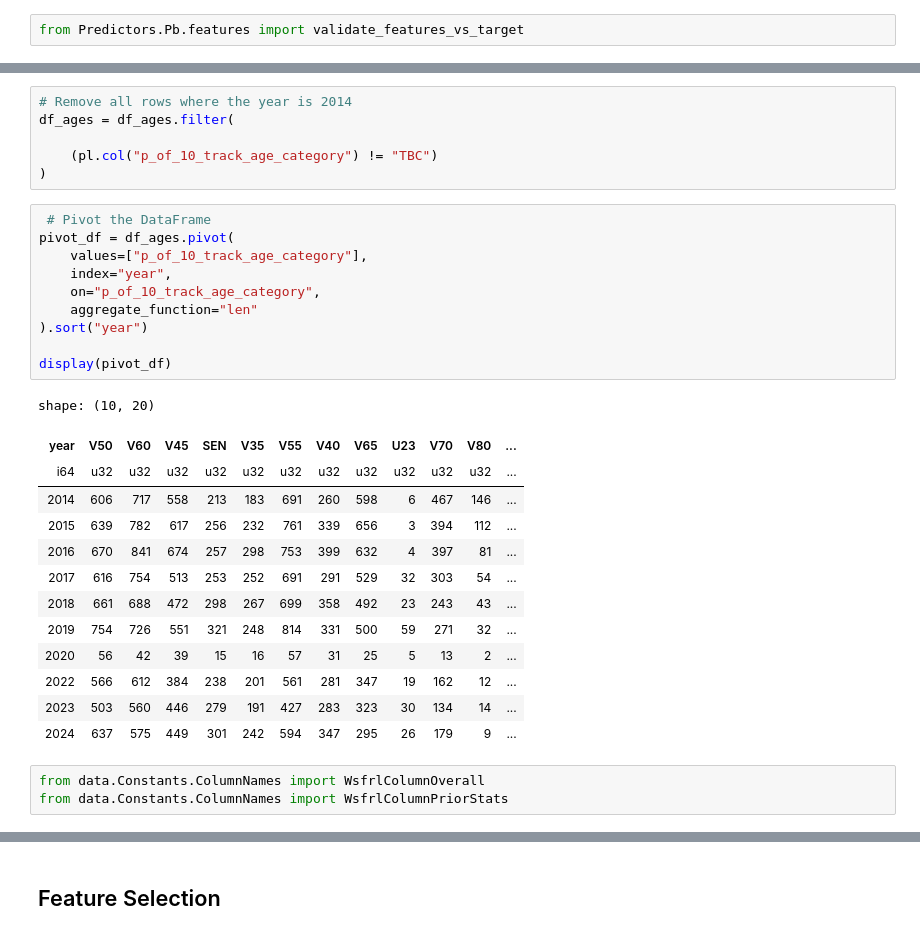
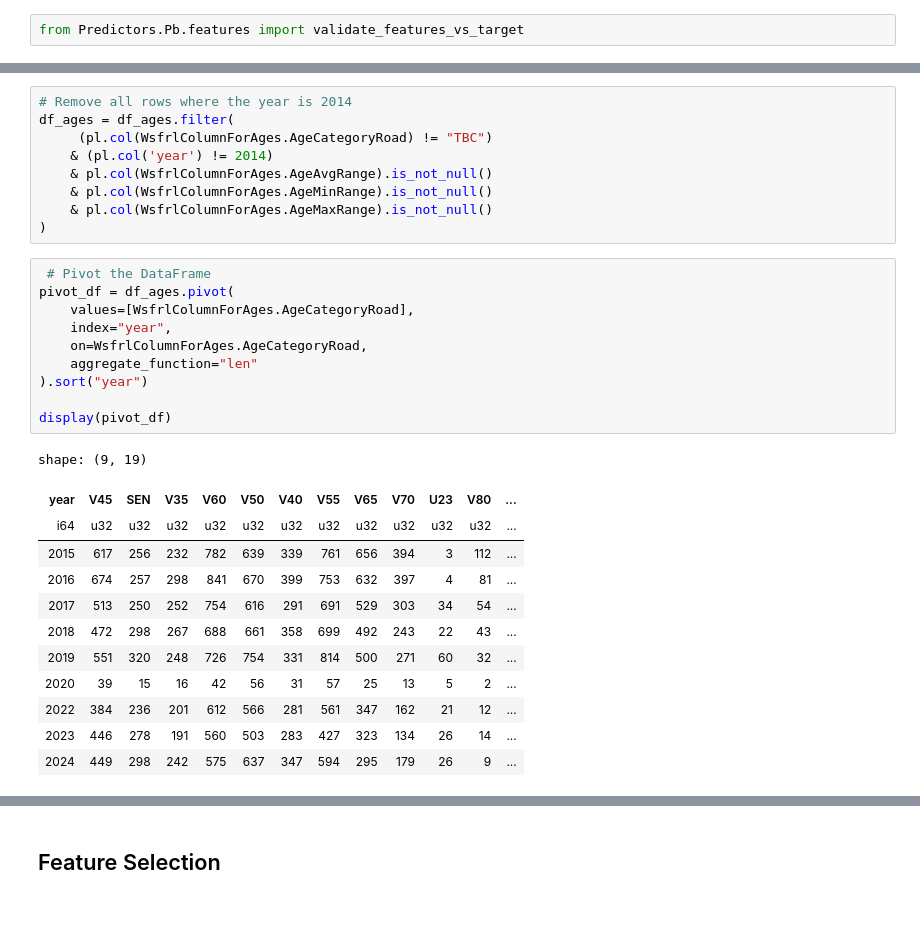
Before and after one commit to CoderGregH/wsfrl, a Jupyter notebook: Predictors/Age/HowOldAreThey.ipynb, the cells around one changed output, grey strips where cells are left out. Cells and saved outputs as stored; diff of their text form.

```diff
--- a/Predictors/Age/HowOldAreThey.ipynb
+++ b/Predictors/Age/HowOldAreThey.ipynb
@@ -27,36 +38,35 @@ shape: (55_523, 65)
 # %%
 # Remove all rows where the year is 2014
 df_ages = df_ages.filter(
-
-    (pl.col("p_of_10_track_age_category") != "TBC")
+     (pl.col(WsfrlColumnForAges.AgeCategoryRoad) != "TBC")
+    & (pl.col('year') != 2014)
+    & pl.col(WsfrlColumnForAges.AgeAvgRange).is_not_null()
+    & pl.col(WsfrlColumnForAges.AgeMinRange).is_not_null()
+    & pl.col(WsfrlColumnForAges.AgeMaxRange).is_not_null()
 )
 # %%
  # Pivot the DataFrame
 pivot_df = df_ages.pivot(
-    values=["p_of_10_track_age_category"],
+    values=[WsfrlColumnForAges.AgeCategoryRoad],
     index="year",
-    on="p_of_10_track_age_category",
+    on=WsfrlColumnForAges.AgeCategoryRoad,
     aggregate_function="len"
 ).sort("year")
 
 display(pivot_df)
 # %% [output]
-shape: (10, 20)
+shape: (9, 19)
-| year | V50 | V60 | V45 | SEN | V35 | V55 | V40 | V65 | U23 | V70 | V80 | ... |
+| year | V45 | SEN | V35 | V60 | V50 | V40 | V55 | V65 | V70 | U23 | V80 | ... |
 | i64 | u32 | u32 | u32 | u32 | u32 | u32 | u32 | u32 | u32 | u32 | u32 | ... |
-| 2014 | 606 | 717 | 558 | 213 | 183 | 691 | 260 | 598 | 6 | 467 | 146 | ... |
-| 2015 | 639 | 782 | 617 | 256 | 232 | 761 | 339 | 656 | 3 | 394 | 112 | ... |
-| 2016 | 670 | 841 | 674 | 257 | 298 | 753 | 399 | 632 | 4 | 397 | 81 | ... |
-| 2017 | 616 | 754 | 513 | 253 | 252 | 691 | 291 | 529 | 32 | 303 | 54 | ... |
-| 2018 | 661 | 688 | 472 | 298 | 267 | 699 | 358 | 492 | 23 | 243 | 43 | ... |
-| 2019 | 754 | 726 | 551 | 321 | 248 | 814 | 331 | 500 | 59 | 271 | 32 | ... |
-| 2020 | 56 | 42 | 39 | 15 | 16 | 57 | 31 | 25 | 5 | 13 | 2 | ... |
-| 2022 | 566 | 612 | 384 | 238 | 201 | 561 | 281 | 347 | 19 | 162 | 12 | ... |
-| 2023 | 503 | 560 | 446 | 279 | 191 | 427 | 283 | 323 | 30 | 134 | 14 | ... |
-| 2024 | 637 | 575 | 449 | 301 | 242 | 594 | 347 | 295 | 26 | 179 | 9 | ... |
+| 2015 | 617 | 256 | 232 | 782 | 639 | 339 | 761 | 656 | 394 | 3 | 112 | ... |
+| 2016 | 674 | 257 | 298 | 841 | 670 | 399 | 753 | 632 | 397 | 4 | 81 | ... |
+| 2017 | 513 | 250 | 252 | 754 | 616 | 291 | 691 | 529 | 303 | 34 | 54 | ... |
+| 2018 | 472 | 298 | 267 | 688 | 661 | 358 | 699 | 492 | 243 | 22 | 43 | ... |
+| 2019 | 551 | 320 | 248 | 726 | 754 | 331 | 814 | 500 | 271 | 60 | 32 | ... |
+| 2020 | 39 | 15 | 16 | 42 | 56 | 31 | 57 | 25 | 13 | 5 | 2 | ... |
+| 2022 | 384 | 236 | 201 | 612 | 566 | 281 | 561 | 347 | 162 | 21 | 12 | ... |
+| 2023 | 446 | 278 | 191 | 560 | 503 | 283 | 427 | 323 | 134 | 26 | 14 | ... |
+| 2024 | 449 | 298 | 242 | 575 | 637 | 347 | 594 | 295 | 179 | 26 | 9 | ... |
-# %%
-from data.Constants.ColumnNames import WsfrlColumnOverall
-from data.Constants.ColumnNames import WsfrlColumnPriorStats
 # %%
 df_ages = df_ages.to_dummies(
     [WsfrlColumnOverall.Gender, WsfrlColumnOverall.Club], drop_first=True
```
Also changed, not shown: parts of 14 cells of this notebook, 4 other files.
